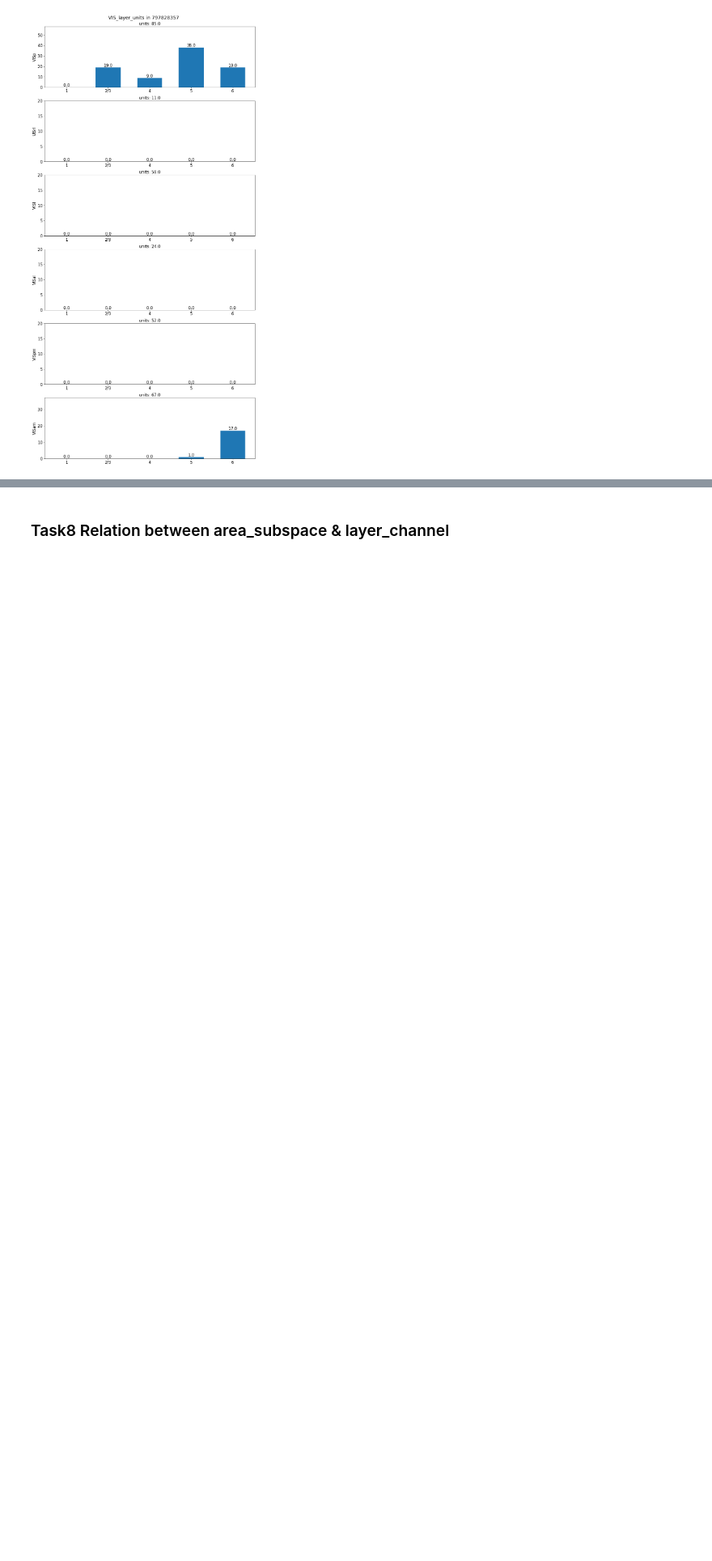
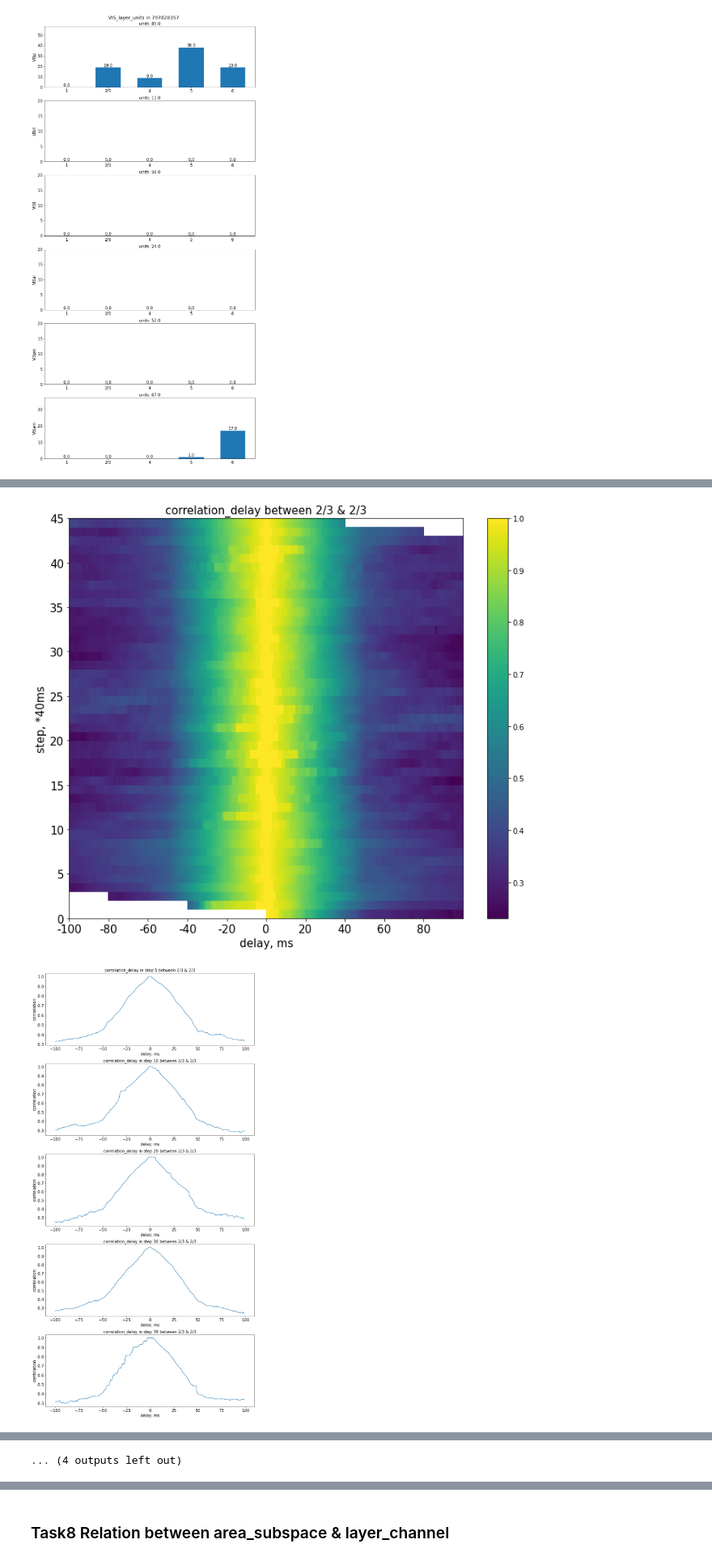
Before and after one commit to Jp-17/Coding_learning, a Jupyter notebook: Project_explore/Information flow across areas/CS_CCA_part5.ipynb, the cells around one changed output, grey strips where cells are left out. Shown at 81% size. Drawn from its saved outputs; the diff is of its cells as text; code cells hidden in the pictures; blank space fills up the shorter version.

```diff
--- a/Project_explore/Information flow across areas/CS_CCA_part5.ipynb
+++ b/Project_explore/Information flow across areas/CS_CCA_part5.ipynb
@@ -307,0 +589,18 @@ KeyboardInterrupt:
+# %%
+area = 'VISp'
+layer_1 = '2/3'
+layers_2 = ['2/3', '4', '5', '6']
+
+corr_delay_matrix_layers = np.load('corr_delay_matrix_layers_755434585.npy', allow_pickle=True).item()
+
+for j, layer_2 in enumerate(layers_2):
+    layers_key = area + '_' + layer_1 + '_' + layer_2
+    corr_matrix_delay = corr_delay_matrix_layers[layers_key]
+
+    plot_corr_delay_matrix_layer(corr_matrix_delay, layer_1, layer_2)
+    plot_corr_delay_layer(corr_matrix_delay, layer_1, layer_2)
+    plot_corr_step_layer(corr_matrix_delay, layer_1, layer_2)
+    plot_feedforward_ratio_layer(corr_matrix_delay, layer_1, layer_2)
+# %% [output]
+[figure, added]
+[figure, added]
@@ -307,0 +617 @@ KeyboardInterrupt:
+... (4 outputs left out)
```
Also changed, not shown: parts of 37 cells of this notebook, 3 other files.
